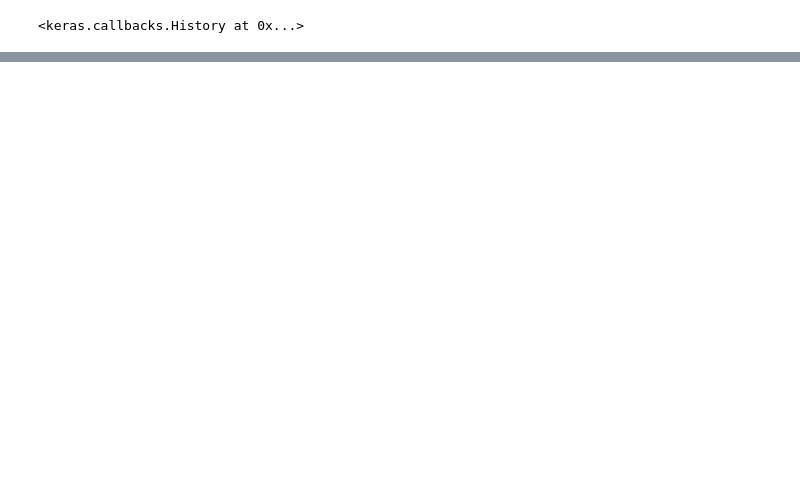
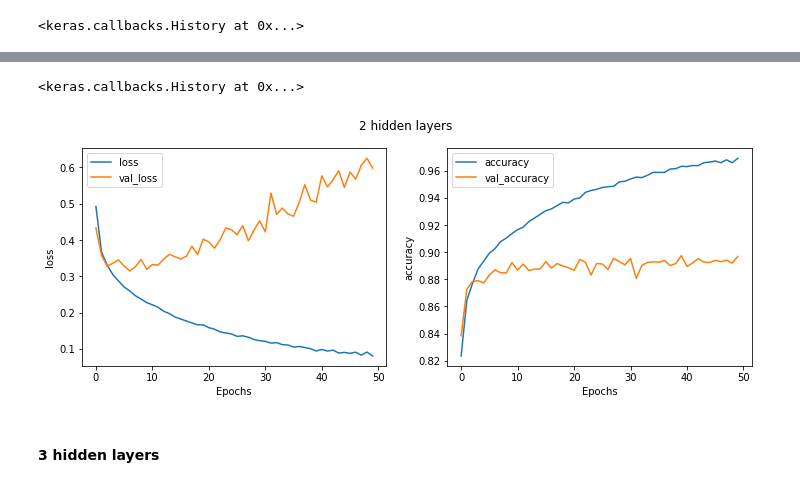
Before and after one commit to felix-tjernberg/ai21-deep-learning, a Jupyter notebook: exercises/exercise-1.ipynb, the cells around one changed output, grey strips where cells are left out. Saved outputs shown, nothing was run; the diff lists cells and outputs as text; code cells hidden in the pictures; blank space fills up the shorter version.

```diff
--- a/exercises/exercise-1.ipynb
+++ b/exercises/exercise-1.ipynb
@@ -125,0 +183,8 @@ plot_metrics(model_no_hidden_layers)
+# %%
+model__2_hidden_layers = model_image_28x28_10_classes(
+    [
+        Dense(256, activation="relu", name="hidden_layer_1"),
+        Dense(128, activation="relu", name="hidden_layer_2"),
+    ],
+    "2_hidden_layers",
+)
@@ -125,0 +209,10 @@ plot_metrics(model_no_hidden_layers)
+# %%
+model__2_hidden_layers.fit(scaled_X_train, y_train, validation_split=1/6, epochs=50, verbose=0)
+# %% [output]
+<keras.callbacks.History at 0x...>
+# %%
+plot_metrics(model__2_hidden_layers)
+# %% [output]
+[figure, added]
+# %% [markdown]
+#### 3 hidden layers
```
Also changed, not shown: parts of 17 cells of this notebook.
